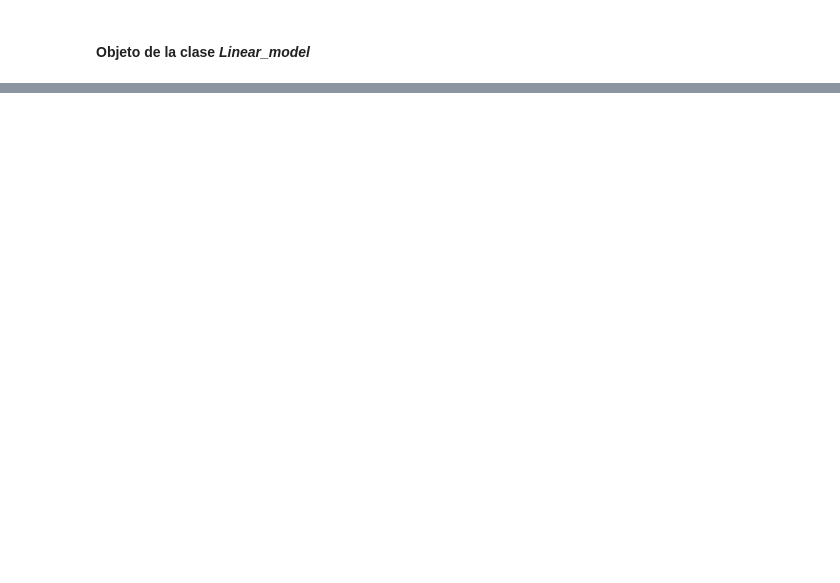
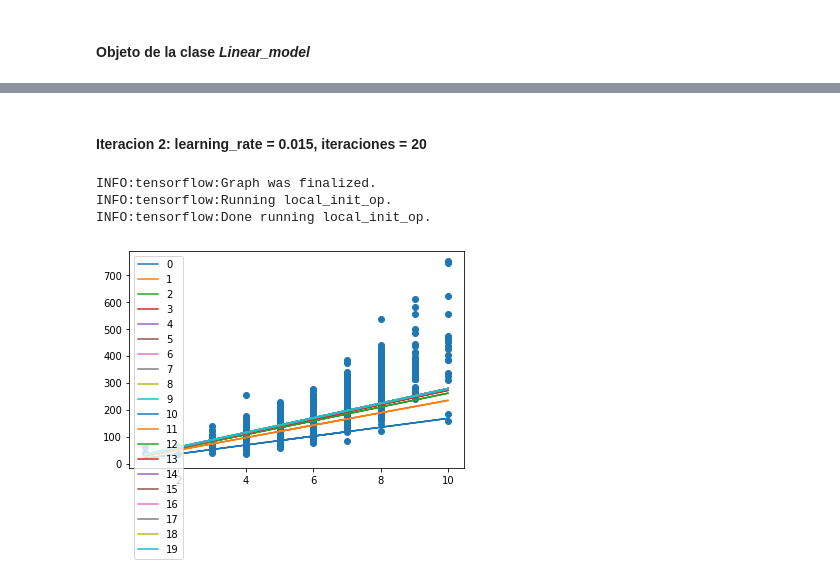
Before and after one commit to estuardozapeta/Statistical-Learning-I-Tarea-2, a Jupyter notebook: Tarea-2.ipynb, the cells around one changed output, grey strips where cells are left out. Saved outputs shown, nothing was run; the diff lists cells and outputs as text; code cells hidden in the pictures; blank space fills up the shorter version.

```diff
--- a/Tarea-2.ipynb
+++ b/Tarea-2.ipynb
@@ -87,0 +97,9 @@ lm.training(0.0078, 15)
+# %% [markdown]
+#### **Iteracion 2**: learning_rate = 0.015, iteraciones = 20
+# %%
+lm.training(0.015, 20)
+# %% [output]
+INFO:tensorflow:Graph was finalized.
+INFO:tensorflow:Running local_init_op.
+INFO:tensorflow:Done running local_init_op.
+[figure, added]
```
Also changed, not shown: parts of 21 cells of this notebook, 10 other files.
